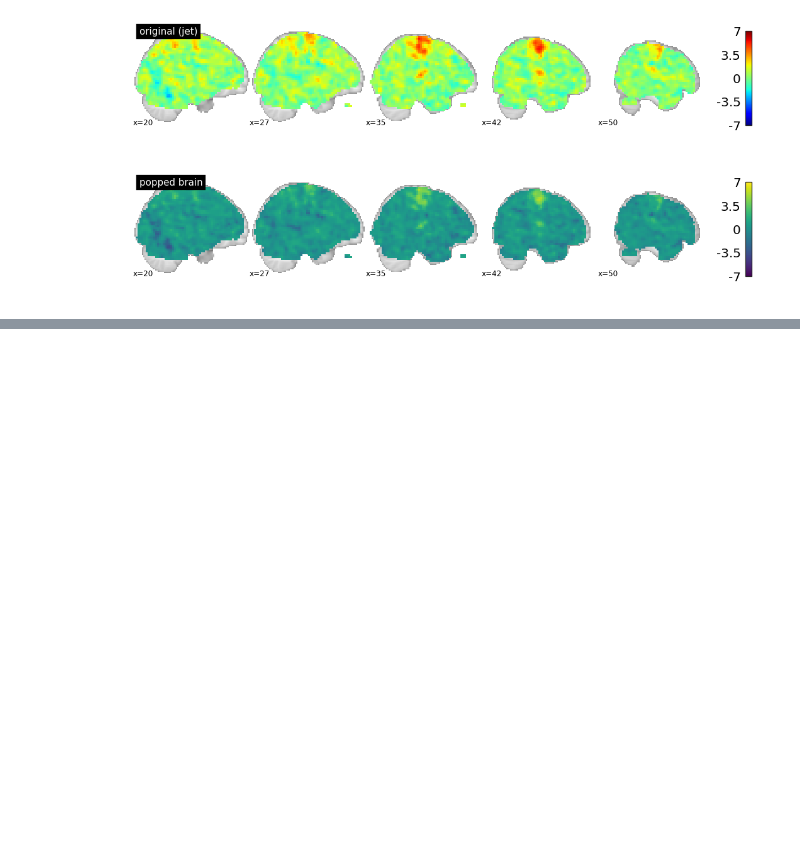
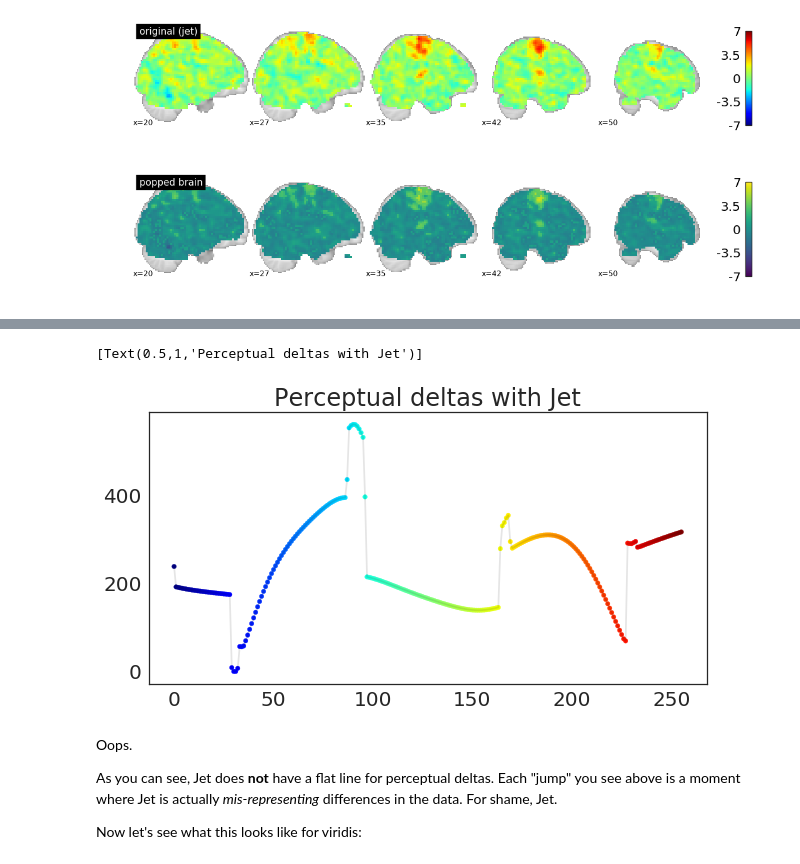
Before and after one commit to choldgraf/makeitpop, a Jupyter notebook: demo.ipynb, the cells around one changed output, grey strips where cells are left out. Drawn from its saved outputs; the diff is of its cells as text; code cells hidden in the pictures; blank space fills up the shorter version.

```diff
--- a/demo.ipynb
+++ b/demo.ipynb
@@ -138,13 +112,0 @@ Let's see what this delta looks like for Jet:
-# %%
-def plot_colormap_deltas(deltas, cmap, ax=None):
-    if ax is None:
-        fig, ax = plt.subplots(figsize=(10, 5))
-    xrange = np.arange(len(derivatives))
-    sc = ax.scatter(xrange, deltas, c=xrange, vmin=xrange.min(), vmax=xrange.max(),
-                    cmap=plt.cm.get_cmap(cmap), s=5)
-    ax.plot(xrange, deltas, c='k', alpha=.1)
-    return ax
-
-ax = plot_colormap_deltas(derivatives['jet'].values, 'jet')
-ylim = ax.get_ylim()  # So we can compare with other colormaps
-ax.set(title="Perceptual deltas with Jet")
@@ -169,7 +112,0 @@ In case you're curious, here are a *bunch* of colormaps
-# %%
-fig, ax = plt.subplots(figsize=(10, 5))
-for cmap, deltas in derivatives.items():
-    if cmap == 'linear':
-        continue
-    ax = plot_colormap_deltas(deltas.values, cmap, ax=ax)
-ax.set(title="Perceptual deltas for a bunch of colormaps");
@@ -192,10 +112,0 @@ legend. I'll also show a scaled version of each colormap so they're easier to co
-# %%
-fig, axs = plt.subplots(2, 1, figsize=(10, 5), sharex=True)
-derivatives.plot(ax=axs[0], legend=False)
-axs[0].legend(loc=(1.1, -1.5))
-ylim = [np.min(derivatives.values),
-        np.max(derivatives.values)]
-axs[0].set(ylim=ylim)
-
-derivatives_scaled.plot(ax=axs[1], legend=False)
-axs[1].set(ylim=[0, 2]);
@@ -262,7 +134,7 @@ mask = np.logical_or(brain_data < -.01, brain_data > .01)
 Next, we'll create a "popped" version of the data, where we apply the non-linear warping
 properties of Jet to our data, so that we can visualize the same effect in linear space.
 # %%
-brain_data[mask] = makeitpop(brain_data[mask], colormap='jet', scaling_factor=3)
+brain_data[mask] = makeitpop(brain_data[mask], colormap='jet', scaling_factor=50)
 brain_popped = nb.Nifti1Image(brain_data, brain.affine)
 # %% [markdown]
 Now, I'll plot the results for each.
@@ -307,0 +184,22 @@ on Binder! You can launch an interactive session with this code by clicking on t
+# %%
+def plot_colormap_deltas(deltas, cmap, ax=None):
+    if ax is None:
+        fig, ax = plt.subplots(figsize=(10, 5))
+    xrange = np.arange(len(derivatives))
+    sc = ax.scatter(xrange, deltas, c=xrange, vmin=xrange.min(), vmax=xrange.max(),
+                    cmap=plt.cm.get_cmap(cmap), s=20)
+    ax.plot(xrange, deltas, c='k', alpha=.1)
+    return ax
+
+ax = plot_colormap_deltas(derivatives['jet'].values, 'jet')
+ylim = ax.get_ylim()  # So we can compare with other colormaps
+ax.set(title="Perceptual deltas with Jet")
+# %% [output]
+[Text(0.5,1,'Perceptual deltas with Jet')]
+[figure, added]
+# %% [markdown]
+Oops.
+
+As you can see, Jet does **not** have a flat line for perceptual deltas. Each "jump" you see above is a moment where Jet is actually _mis-representing_ differences in the data. For shame, Jet.
+
+Now let's see what this looks like for viridis:
```
Also changed, not shown: parts of 41 cells of this notebook, 3 other files.
